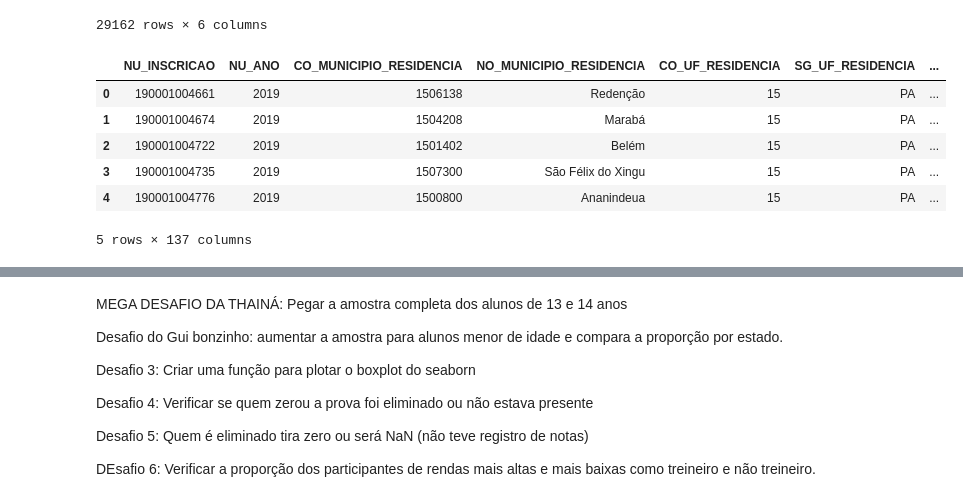
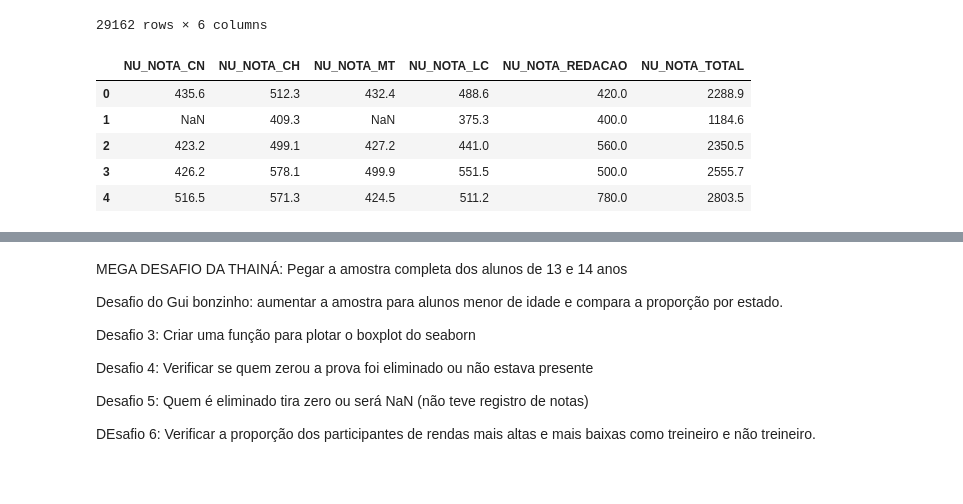
Before and after one commit to Daniel-ASG/IMERSAO_DADOS_ALURA, a Jupyter notebook: IMERSÃO_DADOS_Aula02.ipynb, the cells around one changed output, grey strips where cells are left out. Saved outputs shown, nothing was run; the diff lists cells and outputs as text; code cells hidden in the pictures.

```diff
--- a/IMERSÃO_DADOS_Aula02.ipynb
+++ b/IMERSÃO_DADOS_Aula02.ipynb
@@ -378,13 +388,12 @@ dados[provas].query("NU_NOTA_TOTAL == 0")
 | 127374 | NaN | NaN | NaN | NaN | NaN | 0.0 |
 29162 rows × 6 columns
 # %%
-dados_sem_notas_zero = dados.query("NU_NOTA_TOTAL != 0")
+dados_sem_notas_zero = dados[provas].query("NU_NOTA_TOTAL != 0")
 dados_sem_notas_zero.head()
 # %% [output]
-|  | NU_INSCRICAO | NU_ANO | CO_MUNICIPIO_RESIDENCIA | NO_MUNICIPIO_RESIDENCIA | CO_UF_RESIDENCIA | SG_UF_RESIDENCIA | ... |
-| 0 | 190001004661 | 2019 | 1506138 | Redenção | 15 | PA | ... |
-| 1 | 190001004674 | 2019 | 1504208 | Marabá | 15 | PA | ... |
-| 2 | 190001004722 | 2019 | 1501402 | Belém | 15 | PA | ... |
-| 3 | 190001004735 | 2019 | 1507300 | São Félix do Xingu | 15 | PA | ... |
-| 4 | 190001004776 | 2019 | 1500800 | Ananindeua | 15 | PA | ... |
+|  | NU_NOTA_CN | NU_NOTA_CH | NU_NOTA_MT | NU_NOTA_LC | NU_NOTA_REDACAO | NU_NOTA_TOTAL |
+| 0 | 435.6 | 512.3 | 432.4 | 488.6 | 420.0 | 2288.9 |
+| 1 | NaN | 409.3 | NaN | 375.3 | 400.0 | 1184.6 |
+| 2 | 423.2 | 499.1 | 427.2 | 441.0 | 560.0 | 2350.5 |
+| 3 | 426.2 | 578.1 | 499.9 | 551.5 | 500.0 | 2555.7 |
+| 4 | 516.5 | 571.3 | 424.5 | 511.2 | 780.0 | 2803.5 |
-5 rows × 137 columns
```
Also changed, not shown: parts of 17 cells of this notebook.
